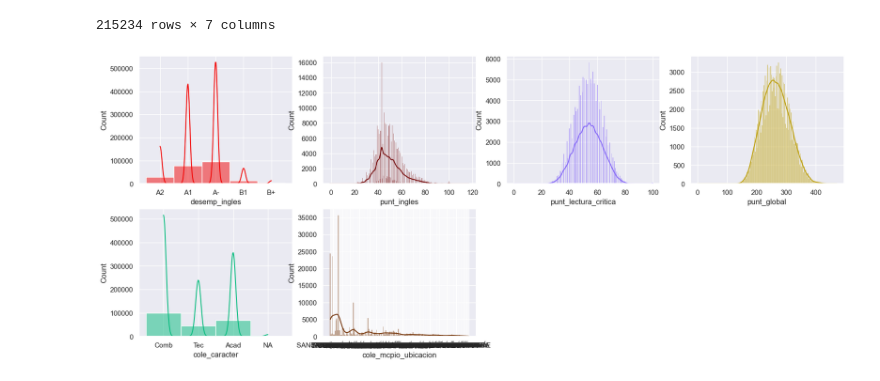
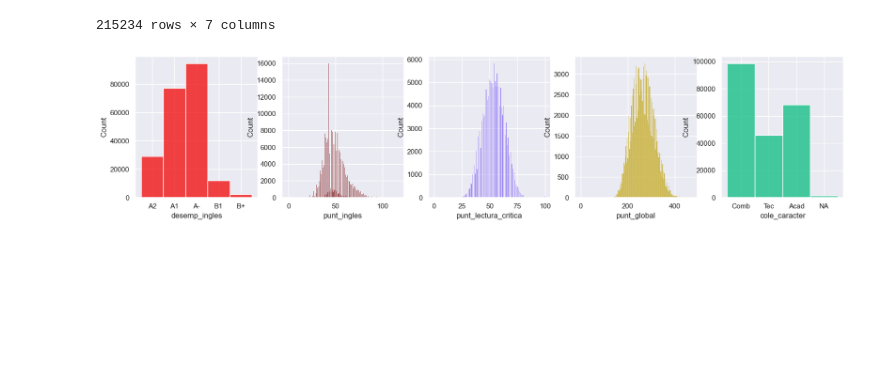
Before and after one commit to Joulessss/Proyecto1_Analcomp, a Jupyter notebook: DataAnalysis_Juliana.ipynb, the cells around one changed output. Drawn from its saved outputs; the diff is of its cells as text; code cells hidden in the pictures; blank space fills up the shorter version.

Commit message:
histogramas variables seleccionadas 2

```diff
--- a/DataAnalysis_Juliana.ipynb
+++ b/DataAnalysis_Juliana.ipynb
@@ -85,7 +85,7 @@ def decriptive_stats(data_convert,num_cols = 0,w=0,l=0,lan=[]):
 
     # Grafico
     for i, col in enumerate(data_convert.columns[1:]):
-        sns.histplot(data=data_convert, x=col, kde=True, color=colors[i % len(colors)], ax=axs[i])
+        sns.histplot(data=data_convert, x=col, kde=False, color=colors[i % len(colors)], ax=axs[i])
 
     # Esconder graficos no usados
     for j in range(i + 1, len(axs)):
@@ -93,7 +93,7 @@ def decriptive_stats(data_convert,num_cols = 0,w=0,l=0,lan=[]):
 
     return plt.show()
 # %%
-graph_data = data.drop()
-decriptive_stats(data,4,20,4)
+graph_data = data.drop(columns=data.columns[-1])
+decriptive_stats(graph_data,5,20,4)
 # %% [output]
-[figure, old version]
+[figure, new version]
```
Also changed, not shown: parts of 1 cell of this notebook.
